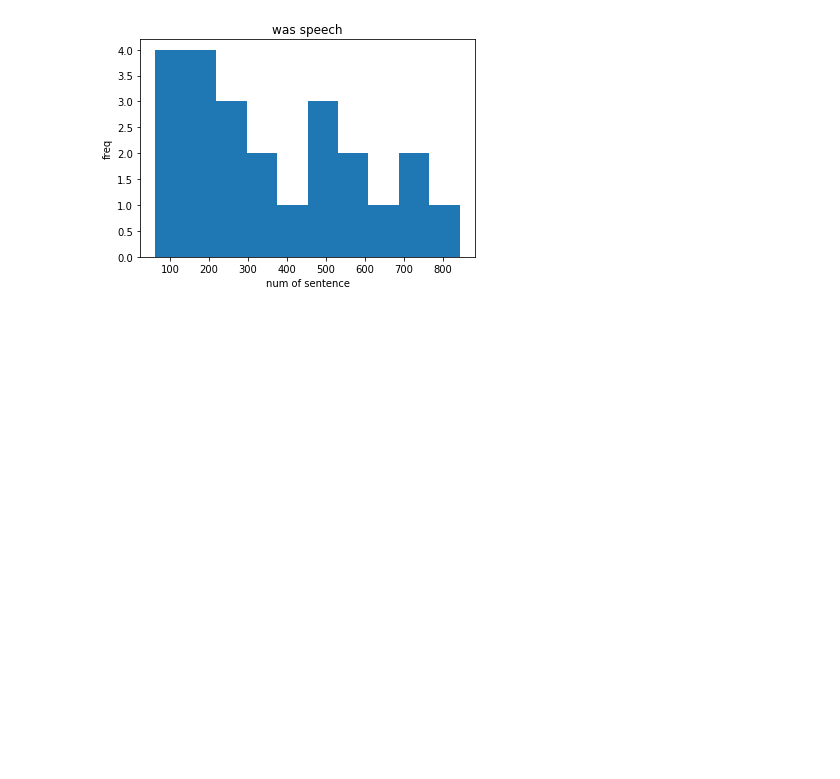
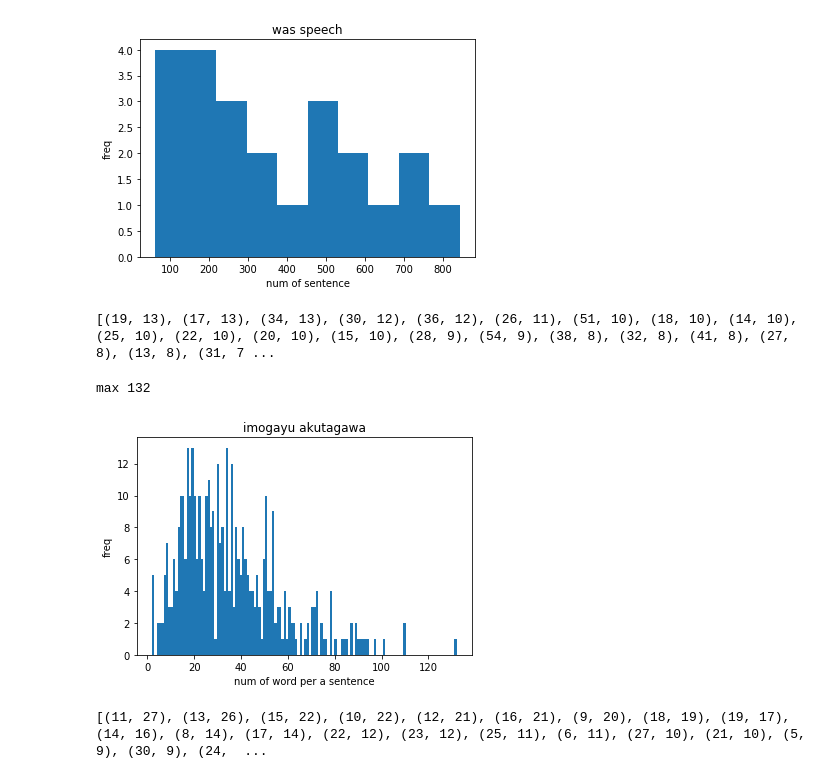
Before and after one commit to leica19/jupyter, a Jupyter notebook: テキストマイニング.ipynb, the cells around one changed output. Drawn from its saved outputs; the diff is of its cells as text; code cells hidden in the pictures; blank space fills up the shorter version.

```diff
--- a/テキストマイニング.ipynb
+++ b/テキストマイニング.ipynb
@@ -108,3 +108,50 @@ plt.ylabel('freq')
 plt.show()
 # %% [output]
 [figure]
+# %%
+
+import re
+from collections import Counter
+
+
+aozora = Aozora(r"imogayu.txt")
+
+string = '\n'.join(aozora.read())
+
+string = re.split('。(?!」)|\n', re.sub('　', '', string))
+while '' in string:  string.remove('')   # 空行を除く
+
+cnt = Counter([len(x) for x in string])
+
+print(sorted(cnt.items(), key=lambda x: x[1], reverse=True)[:100])
+# %% [output]
+[(19, 13), (17, 13), (34, 13), (30, 12), (36, 12), (26, 11), (51, 10), (18, 10), (14, 10), (25, 10), (22, 10), (20, 10), (15, 10), (28, 9), (54, 9), (38, 8), (32, 8), (41, 8), (27, 8), (13, 8), (31, 7 ...
+# %%
+
+import numpy as np
+import matplotlib.pyplot as plt
+
+nstring = np.array([len(x) for x in string if len(x) < 150])
+print('max', nstring.max())
+plt.hist(nstring, bins=nstring.max())
+plt.title('imogayu akutagawa')
+plt.xlabel('num of word per a sentence')
+plt.ylabel('freq')
+plt.show()
+# %% [output]
+max 132
+[figure, added]
+# %%
+
+aozora = Aozora(r"hashire_merosu.txt")
+
+string = '\n'.join(aozora.read())
+
+string = re.split('。(?!」)|\n', re.sub('　', '', string))
+while '' in string:  string.remove('')   # 空行を除く
+
+cnt = Counter([len(x) for x in string])
+
+print(sorted(cnt.items(), key=lambda x: x[1], reverse=True)[:100])
+# %% [output]
+[(11, 27), (13, 26), (15, 22), (10, 22), (12, 21), (16, 21), (9, 20), (18, 19), (19, 17), (14, 16), (8, 14), (17, 14), (22, 12), (23, 12), (25, 11), (6, 11), (27, 10), (21, 10), (5, 9), (30, 9), (24,  ...
```
Also changed, not shown: parts of 3 cells of this notebook.
